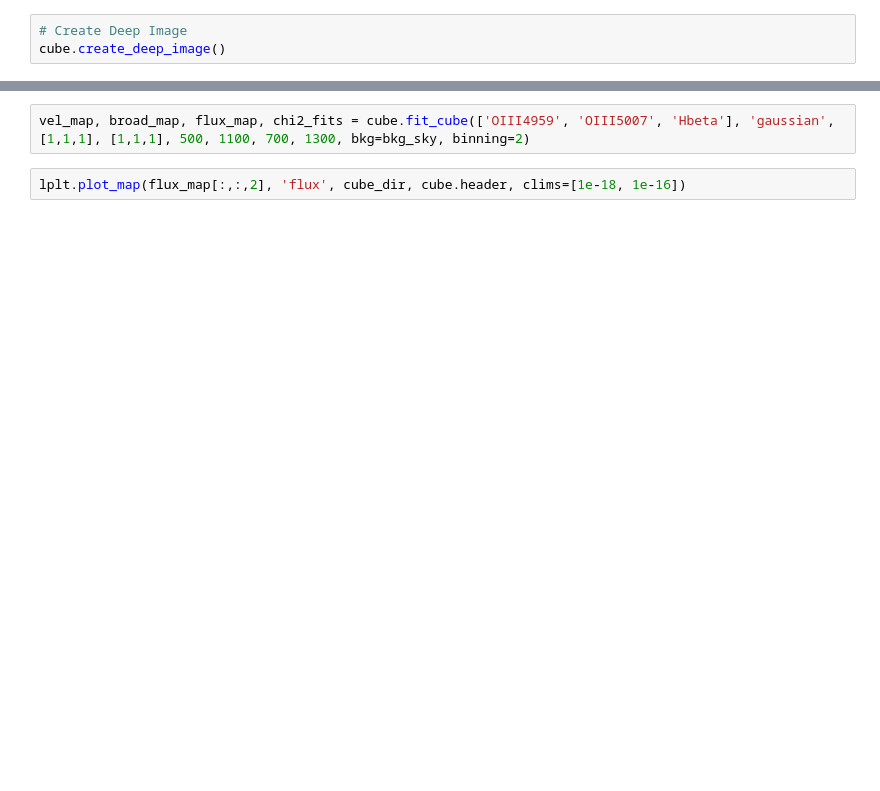
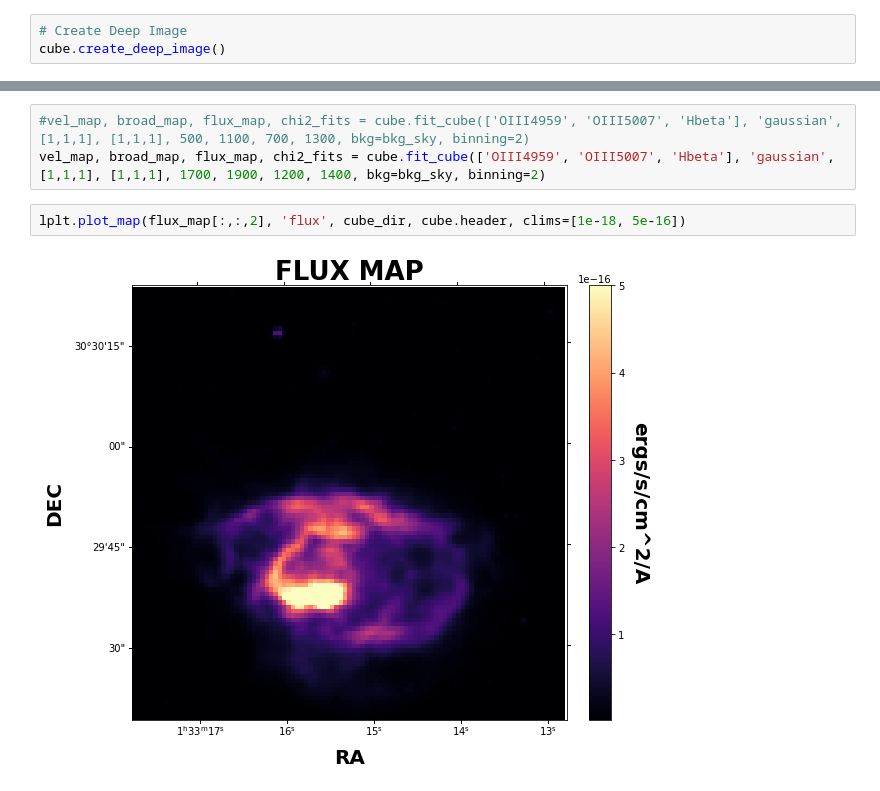
Before and after one commit to crhea93/LUCI, a Jupyter notebook: Examples/SN1_SN2.ipynb, the cells around one changed output, grey strips where cells are left out. Cells and saved outputs as stored; diff of their text form; blank space fills up the shorter version.

```diff
--- a/Examples/SN1_SN2.ipynb
+++ b/Examples/SN1_SN2.ipynb
@@ -81,4 +92,7 @@ bkg_axis, bkg_sky = cube.extract_spectrum_region(cube_dir+'/bkg.reg', mean=True)
 # %%
-vel_map, broad_map, flux_map, chi2_fits = cube.fit_cube(['OIII4959', 'OIII5007', 'Hbeta'], 'gaussian', [1,1,1], [1,1,1], 500, 1100, 700, 1300, bkg=bkg_sky, binning=2)
+#vel_map, broad_map, flux_map, chi2_fits = cube.fit_cube(['OIII4959', 'OIII5007', 'Hbeta'], 'gaussian', [1,1,1], [1,1,1], 500, 1100, 700, 1300, bkg=bkg_sky, binning=2)
+vel_map, broad_map, flux_map, chi2_fits = cube.fit_cube(['OIII4959', 'OIII5007', 'Hbeta'], 'gaussian', [1,1,1], [1,1,1], 1700, 1900, 1200, 1400, bkg=bkg_sky, binning=2)
 # %%
-lplt.plot_map(flux_map[:,:,2], 'flux', cube_dir, cube.header, clims=[1e-18, 1e-16])
+lplt.plot_map(flux_map[:,:,2], 'flux', cube_dir, cube.header, clims=[1e-18, 5e-16])
+# %% [output]
+[figure, added]
```
Also changed, not shown: parts of 9 cells of this notebook, 24 other files.
